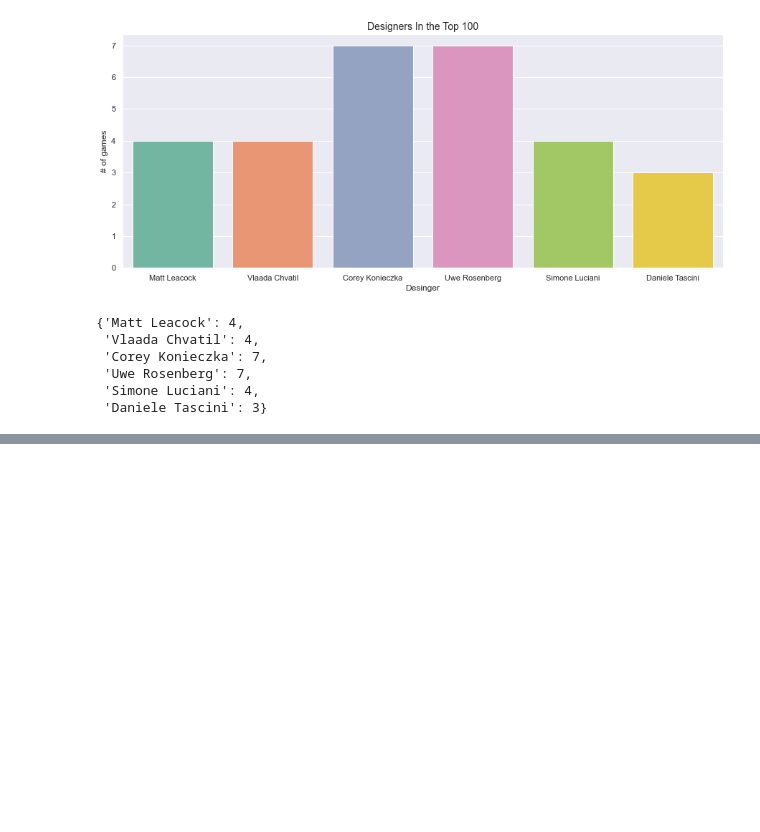
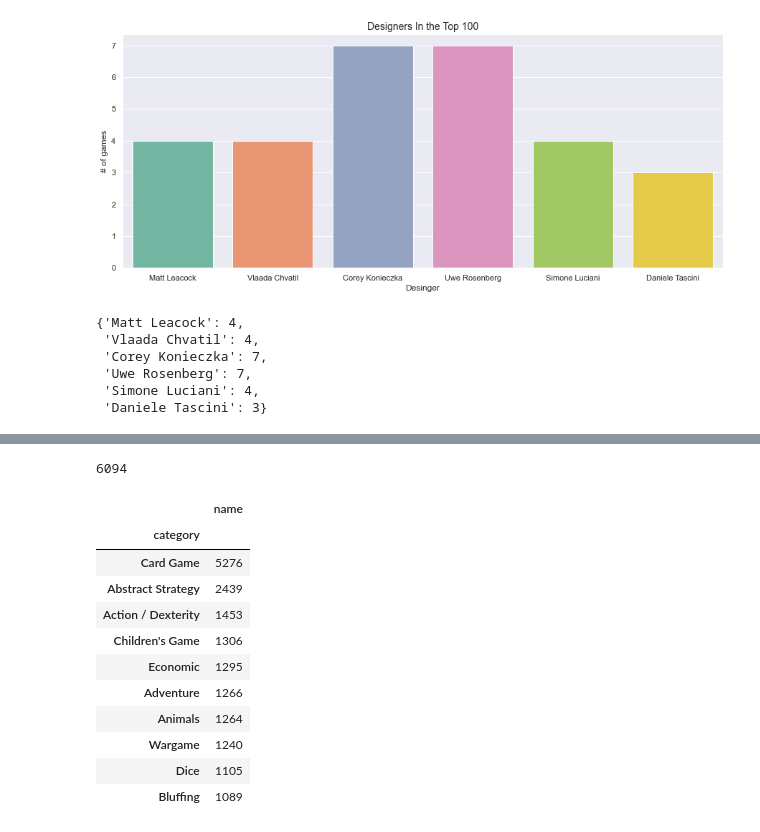
Before and after one commit to jankichauhan/BoardGamesRatings, a Jupyter notebook: src/EDA.ipynb, the cells around one changed output, grey strips where cells are left out. Saved outputs shown, nothing was run; the diff lists cells and outputs as text; code cells hidden in the pictures; blank space fills up the shorter version.

```diff
--- a/src/EDA.ipynb
+++ b/src/EDA.ipynb
@@ -241,0 +183,6 @@ Name: designer, dtype: int64
+# %%
+len(unique_publisher_count)
+# %% [output]
+6094
+# %%
+board_game_data_copy = board_game_data.copy()
@@ -241,0 +194,17 @@ Name: designer, dtype: int64
+# %%
+category_count = board_game_data_copy.groupby(['category']).count()[['name']]
+# %%
+category_count.sort_values('name', ascending=False).head(10)
+# %% [output]
+|  | name |
+| category |  |
+| Card Game | 5276 |
+| Abstract Strategy | 2439 |
+| Action / Dexterity | 1453 |
+| Children's Game | 1306 |
+| Economic | 1295 |
+| Adventure | 1266 |
+| Animals | 1264 |
+| Wargame | 1240 |
+| Dice | 1105 |
+| Bluffing | 1089 |
```
Also changed, not shown: parts of 20 cells of this notebook, 5 other files.
